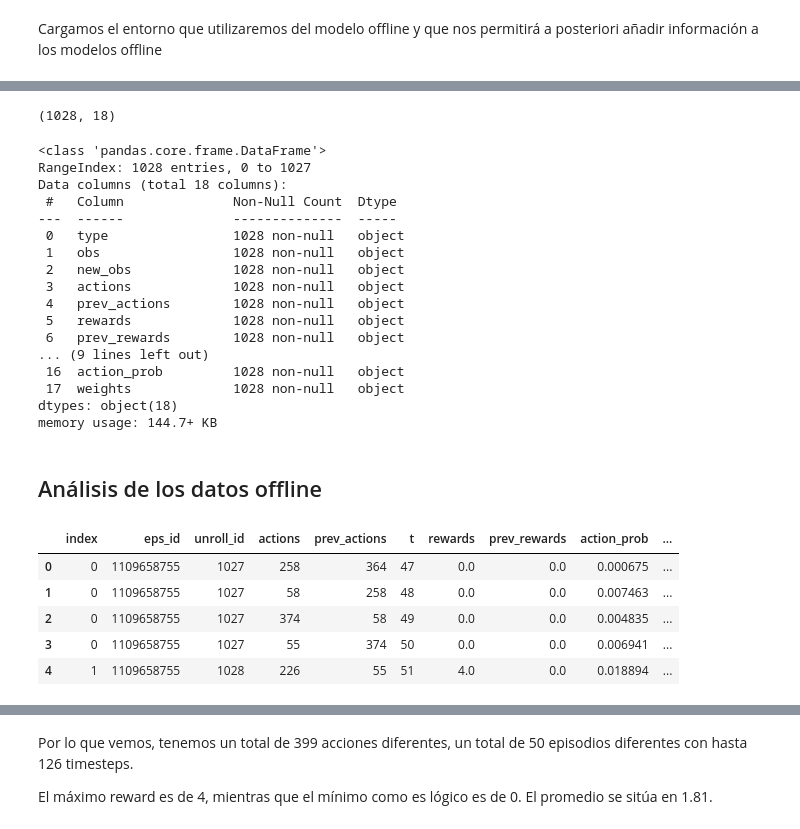
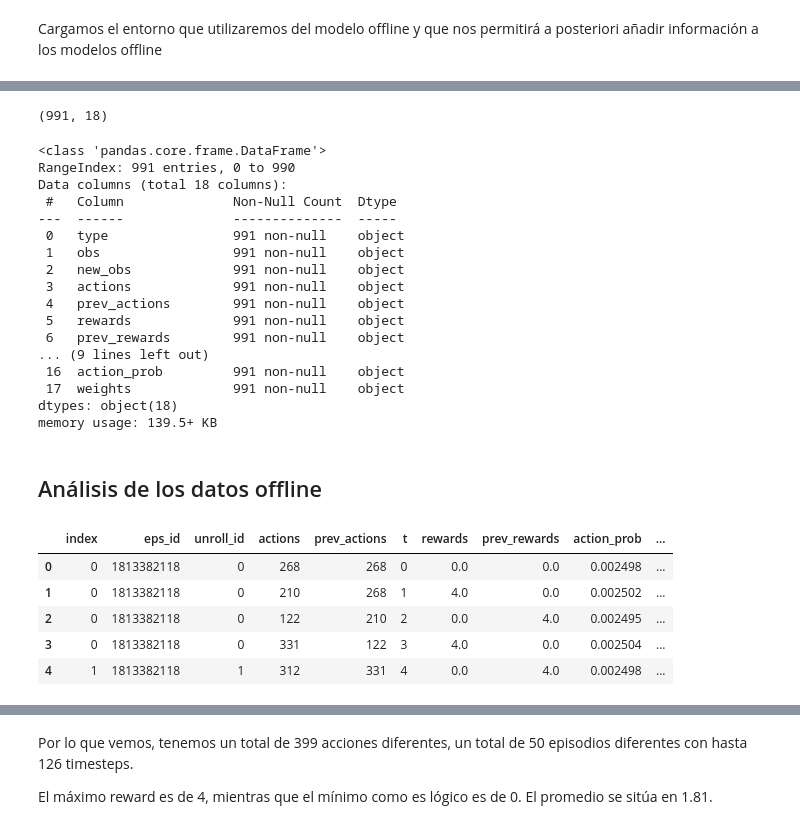
Before and after one commit to pvbl/rlrecsys, a Jupyter notebook: notebooks/03_tfm_rlrecsys-models_offline.ipynb, the cells around one changed output, grey strips where cells are left out. Cells and saved outputs as stored; diff of their text form; code cells hidden in the pictures.

```diff
--- a/notebooks/03_tfm_rlrecsys-models_offline.ipynb
+++ b/notebooks/03_tfm_rlrecsys-models_offline.ipynb
@@ -80,5 +82,6 @@ Cargamos el fichero de long Interest Rate para utilizarlo posteriormente con los
 # %%
 #OUTPUT_DIR = "C:\\Users\\Paul\\ray_results\\DQN_2022-09-01_17-40-13\\DQN_env_ie_5e8d7_00000_0_2022-09-01_17-40-13\\data"
-json_output_file = "C:\\Users\\Paul\\ray_results\\DQN_2022-09-01_17-40-13\\DQN_env_ie_5e8d7_00000_0_2022-09-01_17-40-13\\data\\output-2022-09-01_17-40-45_worker-0_1.json"
+json_output_file_evaluation = "C:\\Users\\Paul\\ray_results\\DQN_2022-09-01_17-40-13\\DQN_env_ie_5e8d7_00000_0_2022-09-01_17-40-13\\data\\output-2022-09-01_17-40-45_worker-0_1.json"
+json_output_file = "C:\\Users\\Paul\\ray_results\\DQN_2022-09-01_17-40-13\\DQN_env_ie_5e8d7_00000_0_2022-09-01_17-40-13\\data\\output-2022-09-01_17-40-22_worker-0_0.json"
 json_output_file
 # %% [output]
@@ -108,44 +111,56 @@ df.head()
 # %%
 df.shape
 # %% [output]
-(1028, 18)
+(991, 18)
 # %%
 df.info()
 # %% [output]
 <class 'pandas.core.frame.DataFrame'>
-RangeIndex: 1028 entries, 0 to 1027
+RangeIndex: 991 entries, 0 to 990
 Data columns (total 18 columns):
  #   Column              Non-Null Count  Dtype
 ---  ------              --------------  -----
- 0   type                1028 non-null   object
- 1   obs                 1028 non-null   object
- 2   new_obs             1028 non-null   object
- 3   actions             1028 non-null   object
- 4   prev_actions        1028 non-null   object
- 5   rewards             1028 non-null   object
- 6   prev_rewards        1028 non-null   object
+ 0   type                991 non-null    object
+ 1   obs                 991 non-null    object
+ 2   new_obs             991 non-null    object
+ 3   actions             991 non-null    object
+ 4   prev_actions        991 non-null    object
+ 5   rewards             991 non-null    object
+ 6   prev_rewards        991 non-null    object
 ... (9 lines left out)
- 16  action_prob         1028 non-null   object
- 17  weights             1028 non-null   object
+ 16  action_prob         991 non-null    object
+ 17  weights             991 non-null    object
 dtypes: object(18)
-memory usage: 144.7+ KB
+memory usage: 139.5+ KB
 # %% [markdown]
 ## Análisis de los datos offline
 # %%
+def explode_df(df, cols):
+    df_exp = df[cols].apply(pd.Series.explode).reset_index()
+    return df_exp
+
+def clean_cols_exploded(df_exp):
+    cols_to_float = ["rewards","prev_rewards","action_prob","dones"]
+    df_exp[cols_to_float] = df_exp[cols_to_float].astype("float")
+    cols_to_cat = ["eps_id","unroll_id"]
+    df_exp[cols_to_cat] = df_exp[cols_to_cat].astype("category")
+    return df_exp
+
+
 cols = ["eps_id","unroll_id","actions","prev_actions","t","rewards","prev_rewards","action_prob","q_values","dones"]
-df_exp = df[cols].apply(pd.Series.explode).reset_index()
-cols_to_float = ["rewards","prev_rewards","action_prob","dones"]
-df_exp[cols_to_float] = df_exp[cols_to_float].astype("float")
-cols_to_cat = ["eps_id","unroll_id"]
-df_exp[cols_to_cat] = df_exp[cols_to_cat].astype("category")
+
+df_exp = explode_df(df, cols)
+df_exp = clean_cols_exploded(df_exp)
+
+
 df_exp.head()
 # %% [output]
 |  | index | eps_id | unroll_id | actions | prev_actions | t | rewards | prev_rewards | action_prob | ... |
-| 0 | 0 | 1109658755 | 1027 | 258 | 364 | 47 | 0.0 | 0.0 | 0.000675 | ... |
-| 1 | 0 | 1109658755 | 1027 | 58 | 258 | 48 | 0.0 | 0.0 | 0.007463 | ... |
-| 2 | 0 | 1109658755 | 1027 | 374 | 58 | 49 | 0.0 | 0.0 | 0.004835 | ... |
-| 3 | 0 | 1109658755 | 1027 | 55 | 374 | 50 | 0.0 | 0.0 | 0.006941 | ... |
-| 4 | 1 | 1109658755 | 1028 | 226 | 55 | 51 | 4.0 | 0.0 | 0.018894 | ... |
+| 0 | 0 | 1813382118 | 0 | 268 | 268 | 0 | 0.0 | 0.0 | 0.002498 | ... |
+| 1 | 0 | 1813382118 | 0 | 210 | 268 | 1 | 4.0 | 0.0 | 0.002502 | ... |
+| 2 | 0 | 1813382118 | 0 | 122 | 210 | 2 | 0.0 | 4.0 | 0.002495 | ... |
+| 3 | 0 | 1813382118 | 0 | 331 | 122 | 3 | 4.0 | 0.0 | 0.002504 | ... |
+| 4 | 1 | 1813382118 | 1 | 312 | 331 | 4 | 0.0 | 4.0 | 0.002498 | ... |
 # %%
 df_exp.describe(include="all")
 # %% [output]
```
Also changed, not shown: parts of 45 cells of this notebook, 14 other files.
